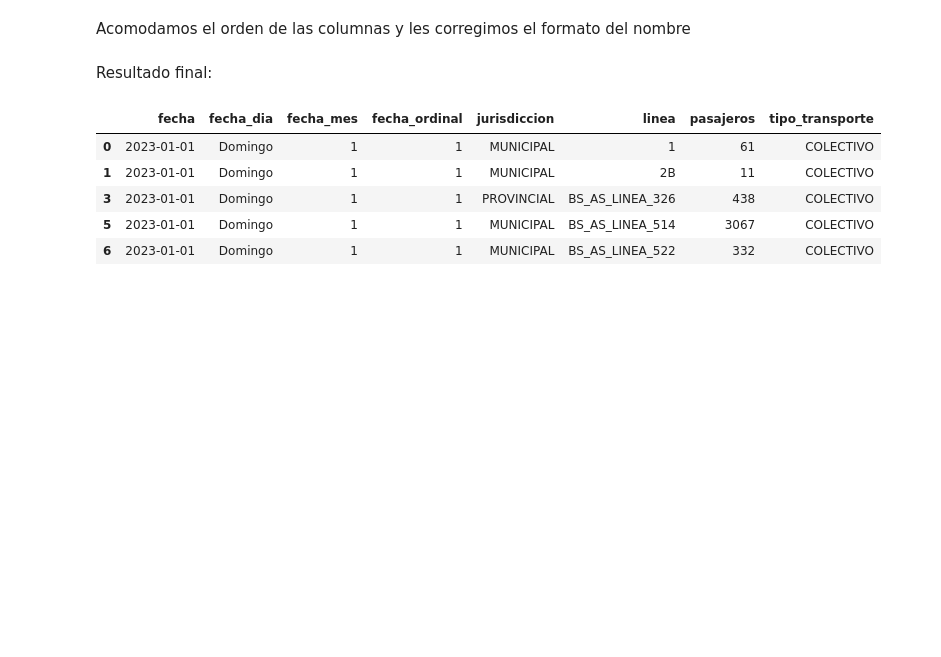
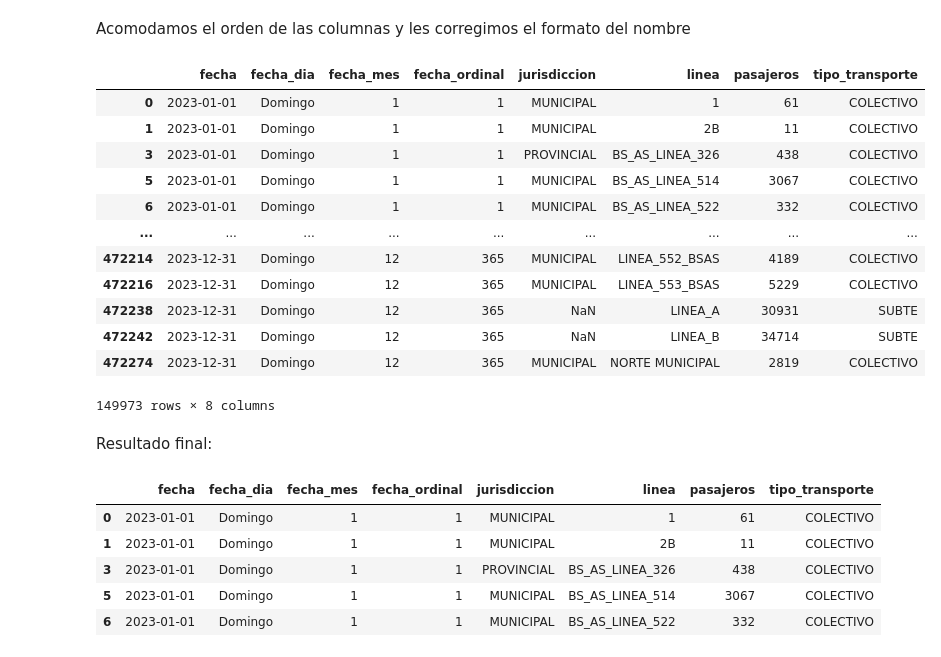
Before and after one commit to alejoGonc/labo_tp1, a Jupyter notebook: main.ipynb, the cells around one changed output. Cells and saved outputs as stored; diff of their text form; code cells hidden in the pictures; blank space fills up the shorter version.

```diff
--- a/main.ipynb
+++ b/main.ipynb
@@ -75,3 +149,19 @@ datos_amba = datos_amba[datos_amba['DATO_PRELIMINAR']=='NO']
 Acomodamos el orden de las columnas y les corregimos el formato del nombre
 # %%
 datos_amba = datos_amba[['DIA_TRANSPORTE', 'FECHA_DIA', 'FECHA_MES','FECHA_ORDINAL', 'JURISDICCION', 'LINEA','CANTIDAD', 'TIPO_TRANSPORTE']]
+datos_amba = datos_amba.rename(columns={"DIA_TRANSPORTE": "fecha", "FECHA_DIA": "fecha_dia","FECHA_MES" : "fecha_mes", "FECHA_ORDINAL":"fecha_ordinal","JURISDICCION": "jurisdiccion", "LINEA":'linea',"CANTIDAD":"pasajeros", "TIPO_TRANSPORTE": "tipo_transporte"})
+datos_amba
+# %% [output]
+|  | fecha | fecha_dia | fecha_mes | fecha_ordinal | jurisdiccion | linea | pasajeros | tipo_transporte |
+| 0 | 2023-01-01 | Domingo | 1 | 1 | MUNICIPAL | 1 | 61 | COLECTIVO |
+| 1 | 2023-01-01 | Domingo | 1 | 1 | MUNICIPAL | 2B | 11 | COLECTIVO |
+| 3 | 2023-01-01 | Domingo | 1 | 1 | PROVINCIAL | BS_AS_LINEA_326 | 438 | COLECTIVO |
+| 5 | 2023-01-01 | Domingo | 1 | 1 | MUNICIPAL | BS_AS_LINEA_514 | 3067 | COLECTIVO |
+| 6 | 2023-01-01 | Domingo | 1 | 1 | MUNICIPAL | BS_AS_LINEA_522 | 332 | COLECTIVO |
+| ... | ... | ... | ... | ... | ... | ... | ... | ... |
+| 472214 | 2023-12-31 | Domingo | 12 | 365 | MUNICIPAL | LINEA_552_BSAS | 4189 | COLECTIVO |
+| 472216 | 2023-12-31 | Domingo | 12 | 365 | MUNICIPAL | LINEA_553_BSAS | 5229 | COLECTIVO |
+| 472238 | 2023-12-31 | Domingo | 12 | 365 | NaN | LINEA_A | 30931 | SUBTE |
+| 472242 | 2023-12-31 | Domingo | 12 | 365 | NaN | LINEA_B | 34714 | SUBTE |
+| 472274 | 2023-12-31 | Domingo | 12 | 365 | MUNICIPAL | NORTE MUNICIPAL | 2819 | COLECTIVO |
+149973 rows × 8 columns
```
Also changed, not shown: parts of 28 cells of this notebook.
